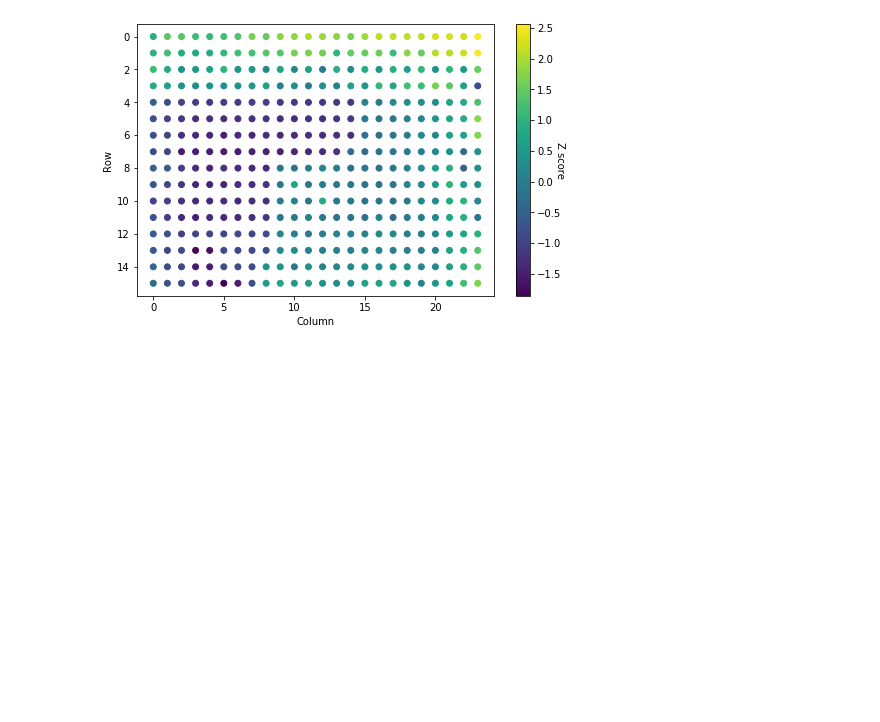
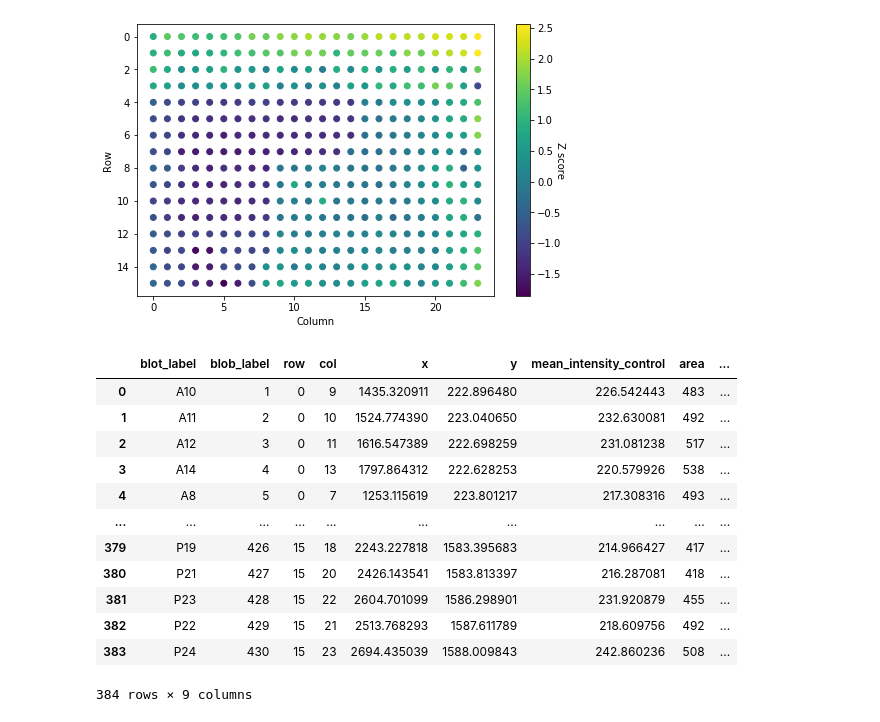
Before and after one commit to czbiohub/dotblotr, a Jupyter notebook: examples/process_blots.ipynb, the cells around one changed output. Saved outputs shown, nothing was run; the diff lists cells and outputs as text; code cells hidden in the pictures; blank space fills up the shorter version.

Commit message:
add blot comparison

```diff
--- a/examples/process_blots.ipynb
+++ b/examples/process_blots.ipynb
@@ -28,0 +35,29 @@ f2, ax2, cb2 = plot_zscore(blot_data_800.df)
+# %%
+from dotblotr.image import quantify_blot_array
+
+control_path = './1536_680nm.tif'
+probe_path = './1536_800nm.tif'
+blot_config_path = '../configs/384WellPlate_config.json'
+
+assay_results = quantify_blot_array(
+    control_image=control_path,
+    probe_image=probe_path,
+    array_config_path=blot_config_path,
+    assay_config_path = 'test'
+)
+# %%
+assay_results
+# %% [output]
+|  | blot_label | blob_label | row | col | x | y | mean_intensity_control | area | ... |
+| 0 | A10 | 1 | 0 | 9 | 1435.320911 | 222.896480 | 226.542443 | 483 | ... |
+| 1 | A11 | 2 | 0 | 10 | 1524.774390 | 223.040650 | 232.630081 | 492 | ... |
+| 2 | A12 | 3 | 0 | 11 | 1616.547389 | 222.698259 | 231.081238 | 517 | ... |
+| 3 | A14 | 4 | 0 | 13 | 1797.864312 | 222.628253 | 220.579926 | 538 | ... |
+| 4 | A8 | 5 | 0 | 7 | 1253.115619 | 223.801217 | 217.308316 | 493 | ... |
+| ... | ... | ... | ... | ... | ... | ... | ... | ... | ... |
+| 379 | P19 | 426 | 15 | 18 | 2243.227818 | 1583.395683 | 214.966427 | 417 | ... |
+| 380 | P21 | 427 | 15 | 20 | 2426.143541 | 1583.813397 | 216.287081 | 418 | ... |
+| 381 | P23 | 428 | 15 | 22 | 2604.701099 | 1586.298901 | 231.920879 | 455 | ... |
+| 382 | P22 | 429 | 15 | 21 | 2513.768293 | 1587.611789 | 218.609756 | 492 | ... |
+| 383 | P24 | 430 | 15 | 23 | 2694.435039 | 1588.009843 | 242.860236 | 508 | ... |
+384 rows × 9 columns
```
Also changed, not shown: parts of 2 cells of this notebook, 3 other files.
